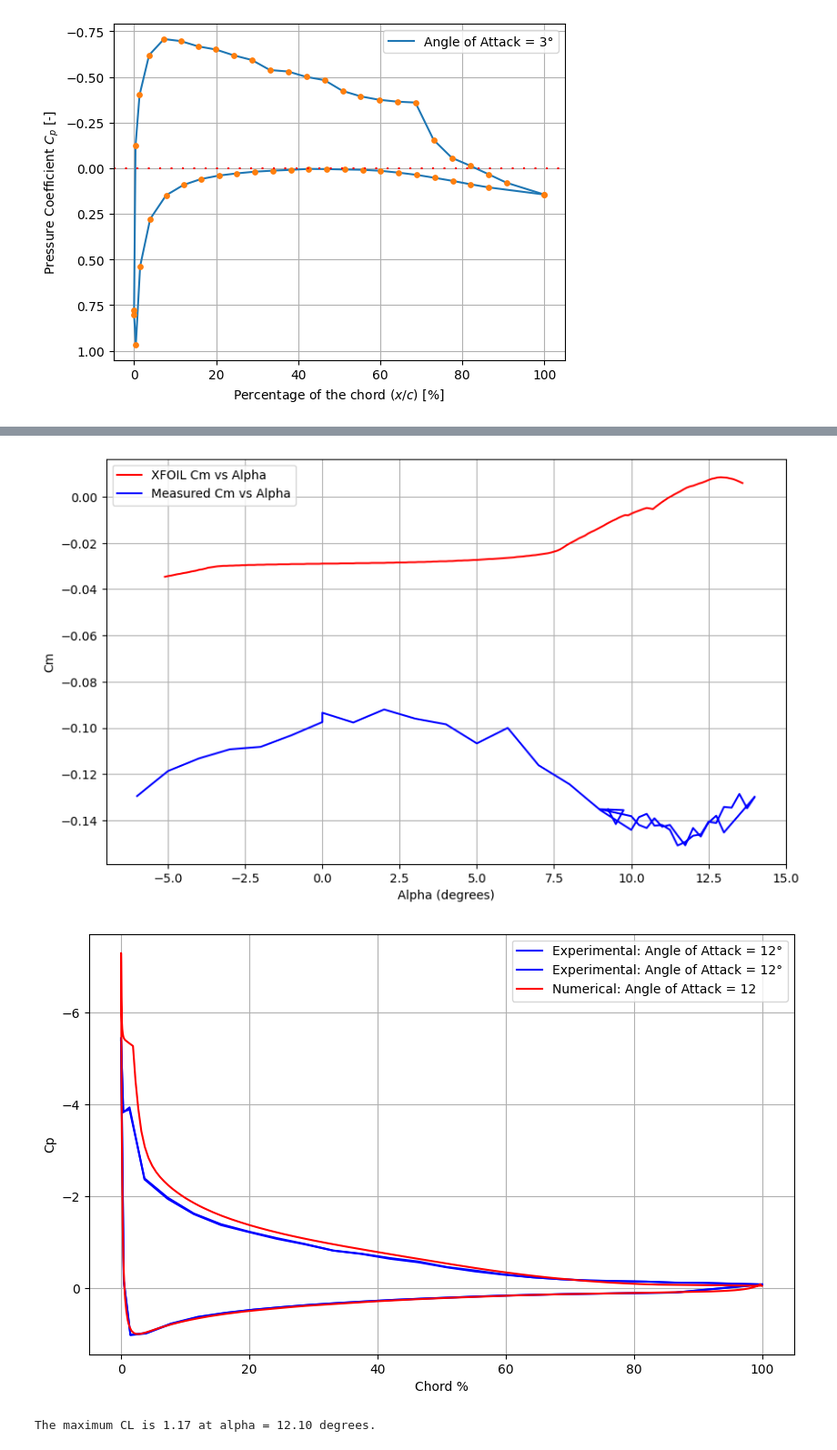
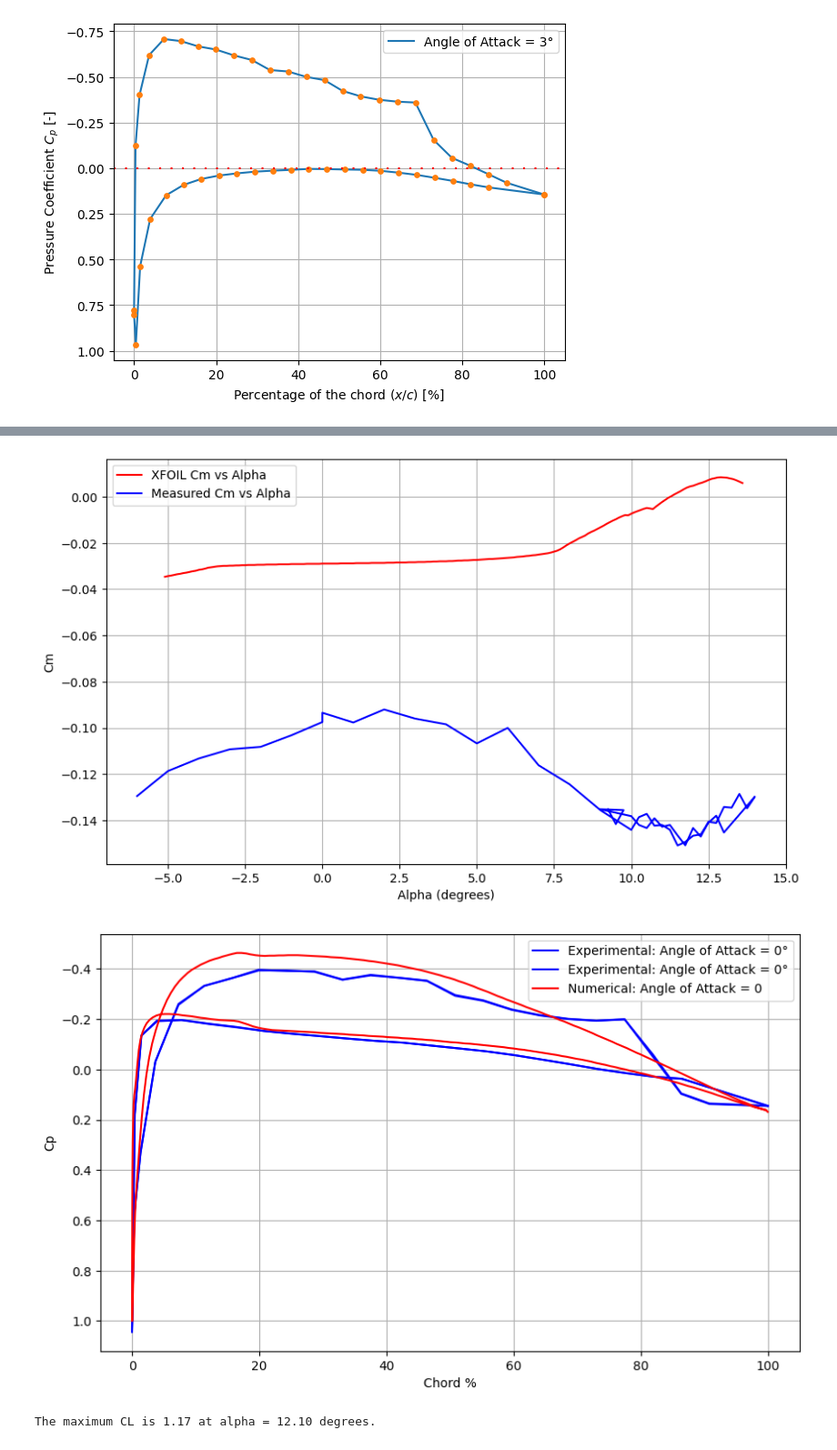
Before and after one commit to federicoangioni/LSWTT, a Jupyter notebook: processing.ipynb, the cells around one changed output, grey strips where cells are left out. Shown at 91% size. Saved outputs shown, nothing was run; the diff lists cells and outputs as text; code cells hidden in the pictures.

```diff
--- a/processing.ipynb
+++ b/processing.ipynb
@@ -99,7 +99,7 @@ plt.show()
 [figure]
 # %%
 # select your angle of attack!
-aoa = 12
+aoa = 0
 
 
 # Load the data from the file, skipping the header lines
@@ -174,32 +174,32 @@ plt.show()
 if aoa in pressures['Alpha'].values:
     temp = cp_distributions[cp_distributions['Alpha'] == aoa].copy(deep=True).reset_index()
 else:
     raise Exception('This angle of attack was not measured during the test or the number is inserted incorrectly')
 
 
 #Cp
 plt.figure(figsize=(10, 6))
 for i in range(len(temp)):
     upper = temp.loc[i, 'P001':'P025'].to_numpy().flatten()
     lower = temp.loc[i, 'P026':'P049'].to_numpy().flatten()
 
     plt.plot(airfoil_ports['x'][0:25], upper, color= 'b', label=f'Experimental: Angle of Attack = {aoa}°')
     plt.plot(airfoil_ports['x'][25:49], lower, color= 'b')
 
 plt.plot(chord_fraction, cp, label=f'Numerical: Angle of Attack = {aoa}', color='r')
 plt.xlabel('Chord %')
 plt.ylabel('Cp')
 plt.grid(True)
 plt.legend()
 plt.gca().invert_yaxis()
 plt.savefig(f"Cp{aoa}.svg", format="svg")
 plt.show()
 
 
 print(f"The maximum CL is {max_CL:.2f} at alpha = {max_alpha:.2f} degrees.")
 # %% [output]
 [figure]
 [figure]
 [figure]
-[figure, old version]
+[figure, new version]
 The maximum CL is 1.17 at alpha = 12.10 degrees.
```
Also changed, not shown: 8 other files.
